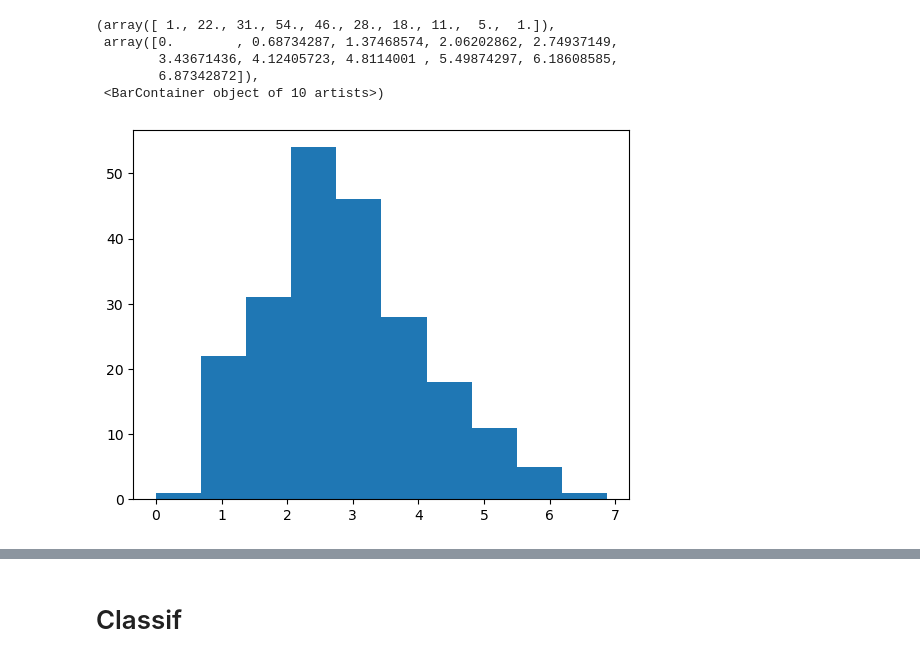
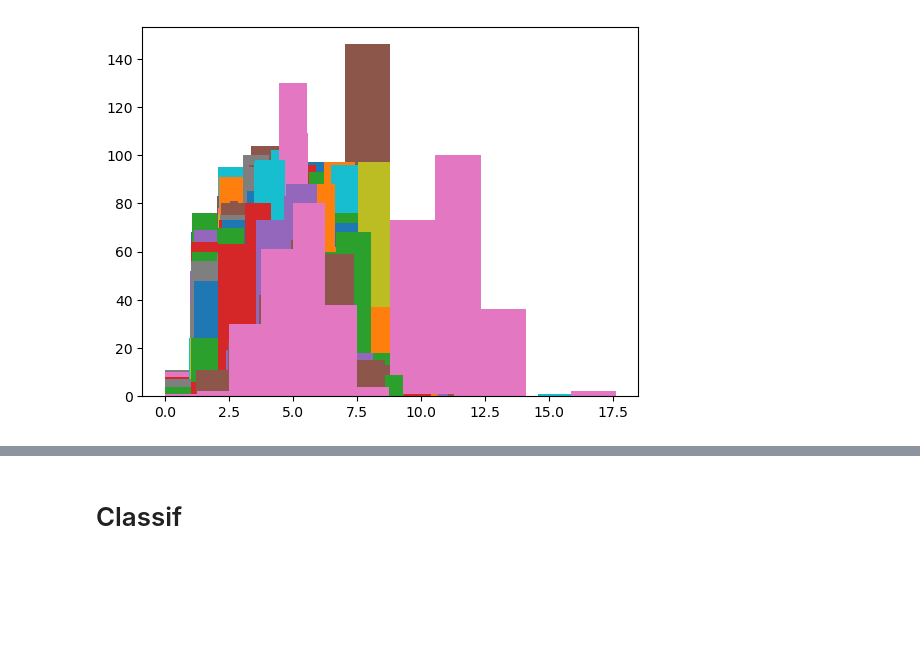
Before and after one commit to Rpadilla15/SF2956, a Jupyter notebook: test.ipynb, the cells around one changed output, grey strips where cells are left out. Drawn from its saved outputs; the diff is of its cells as text; code cells hidden in the pictures; blank space fills up the shorter version.

```diff
--- a/test.ipynb
+++ b/test.ipynb
@@ -34,0 +37,4 @@ world_regions_latest = pd.read_csv(os.path.join(data_dir,"clean_world_regions.cs
+# %%
+happiness = happiness_raw[['Year', 'Country name', 'Life evaluation (3-year average)']].loc[happiness_raw['Country name'].notna() & (happiness_raw['Year'] == 2024.0)]
+happiness['Happiness'] = pd.cut(x=happiness['Life evaluation (3-year average)'], bins=[0, 6, 8],
+                     labels=[0,1])
@@ -82,4 +105,15 @@ if 'gdp_per_capita' in data_wide_full.columns: # Log-transform GDP per capita sa
 
 X, countries, regions = standardize(data_wide_full)
 # %%
-X
+happiness_scores = happiness[['Country name', 'Happiness']]
+
+happiness_data = data_wide_full.merge(
+    happiness_scores,
+    left_on='Country Name',  # Column from data_wide_full
+    right_on='Country name', # Column from happiness_scores
+    how='inner'
+)
+label_happ = happiness_data['Happiness'].values
+happiness_data = happiness_data.drop(columns=['Country name', 'Happiness'])
+
+X_happ, _, _ = standardize(happiness_data)
@@ -100,13 +120,32 @@ array([[-0.81842315, -0.44568634,  1.38602467, ..., -1.22142447,
+# %%
+democracy_scores = democracy[['Code', 'Democracy']]
+
+democracy_data = data_wide_full.merge(
+    democracy_scores,
+    left_on='Country Code',  # Column from data_wide_full
+    right_on='Code', # Column from happiness_scores
+    how='inner'
+)
+label_dem = democracy_data['Democracy'].values
+democracy_data = democracy_data.drop(columns=['Code', 'Democracy'])
+
+X_dem, _, _ = standardize(democracy_data)
+# %%
+analysis_type = 0
+if analysis_type==0:
+    X_data = X
+elif analysis_type==1:
+    X_data = X_happ
+else:
+    X_data = X_dem
+n_samples = len(X_data)
 # %%
-dist_matrix = squareform(pdist(X, metric='euclidean'))
-plt.hist(dist_matrix[100])
+dist_matrix = squareform(pdist(X_data, metric='euclidean'))
+
+for i in range(len(X_data)):
+    plt.hist(dist_matrix[i])
 # %% [output]
-(array([ 1., 22., 31., 54., 46., 28., 18., 11.,  5.,  1.]),
- array([0.        , 0.68734287, 1.37468574, 2.06202862, 2.74937149,
-        3.43671436, 4.12405723, 4.8114001 , 5.49874297, 6.18608585,
-        6.87342872]),
- <BarContainer object of 10 artists>)
-[figure, old version]
+[figure, new version]
 # %%
 unique_regions = sorted(set(regions))
 cmap = matplotlib.colormaps.get_cmap("tab10").resampled(len(unique_regions))
```
Also changed, not shown: parts of 18 cells of this notebook, 4 other files.
